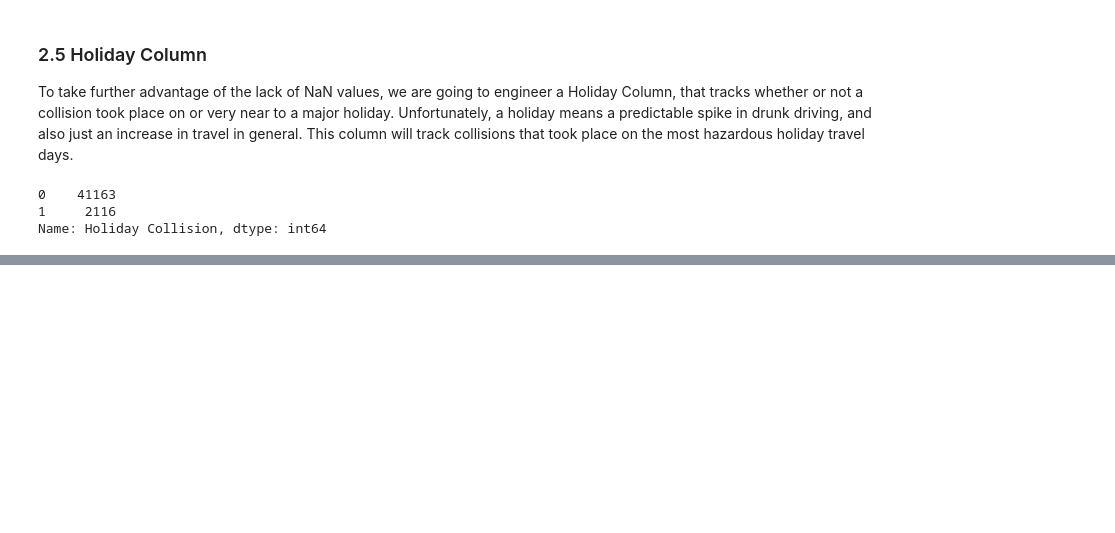
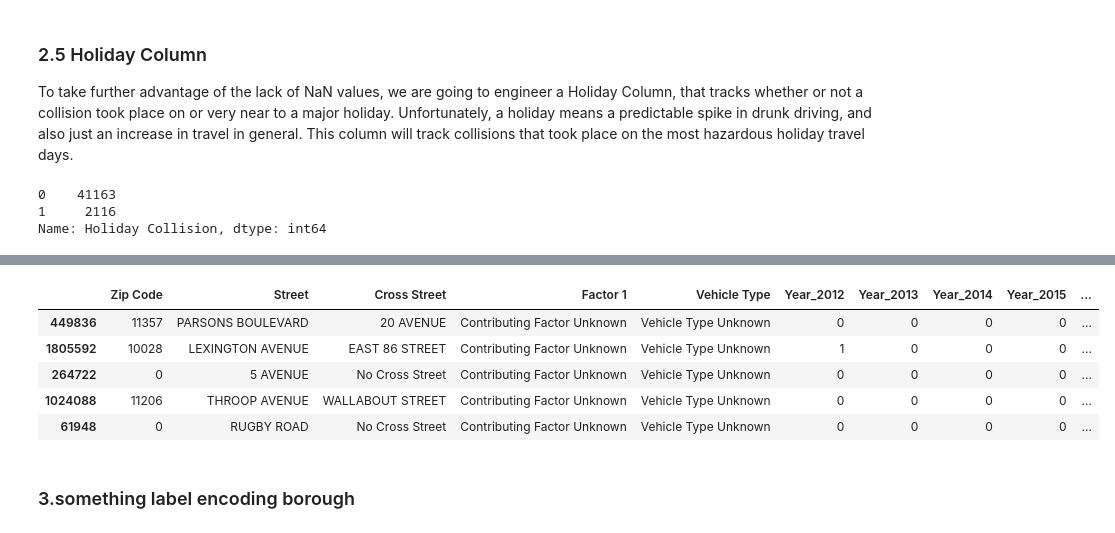
Before and after one commit to AidanStack/Cycling_Classification_Project, a Jupyter notebook: Aidan/Aidan's Notebook.ipynb, the cells around one changed output, grey strips where cells are left out. Cells and saved outputs as stored; diff of their text form; code cells hidden in the pictures; blank space fills up the shorter version.

```diff
--- a/Aidan/Aidan's Notebook.ipynb
+++ b/Aidan/Aidan's Notebook.ipynb
@@ -386,0 +600,3 @@ The next step is to seperate our data into the training, and holdout sets to avo
+# %%
+#all_cycling_collisions['VEHICLE TYPE CODE 1'].value_counts()
+all_cycling_collisions['Vehicle Type'] = 'Vehicle Type Unknown'
@@ -395,0 +681,11 @@ X_train, X_hold, y_train, y_hold = train_test_split(X, y, random_state=6, test_s
+# %%
+X_train.head()
+# %% [output]
+|  | Zip Code | Street | Cross Street | Factor 1 | Vehicle Type | Year_2012 | Year_2013 | Year_2014 | Year_2015 | ... |
+| 449836 | 11357 | PARSONS BOULEVARD | 20 AVENUE | Contributing Factor Unknown | Vehicle Type Unknown | 0 | 0 | 0 | 0 | ... |
+| 1805592 | 10028 | LEXINGTON AVENUE | EAST 86 STREET | Contributing Factor Unknown | Vehicle Type Unknown | 1 | 0 | 0 | 0 | ... |
+| 264722 | 0 | 5 AVENUE | No Cross Street | Contributing Factor Unknown | Vehicle Type Unknown | 0 | 0 | 0 | 0 | ... |
+| 1024088 | 11206 | THROOP AVENUE | WALLABOUT STREET | Contributing Factor Unknown | Vehicle Type Unknown | 0 | 0 | 0 | 0 | ... |
+| 61948 | 0 | RUGBY ROAD | No Cross Street | Contributing Factor Unknown | Vehicle Type Unknown | 0 | 0 | 0 | 0 | ... |
+# %% [markdown]
+### 3.something label encoding borough
```
Also changed, not shown: parts of 53 cells of this notebook.
